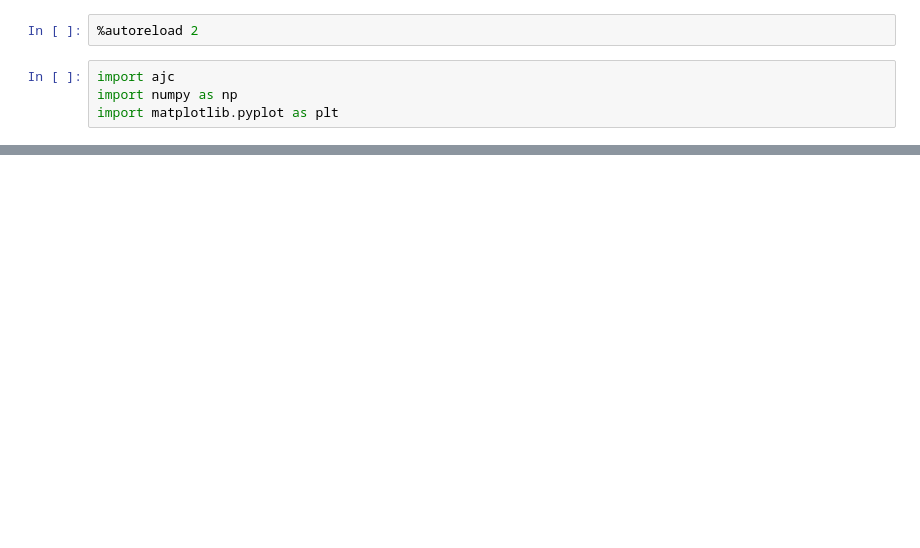
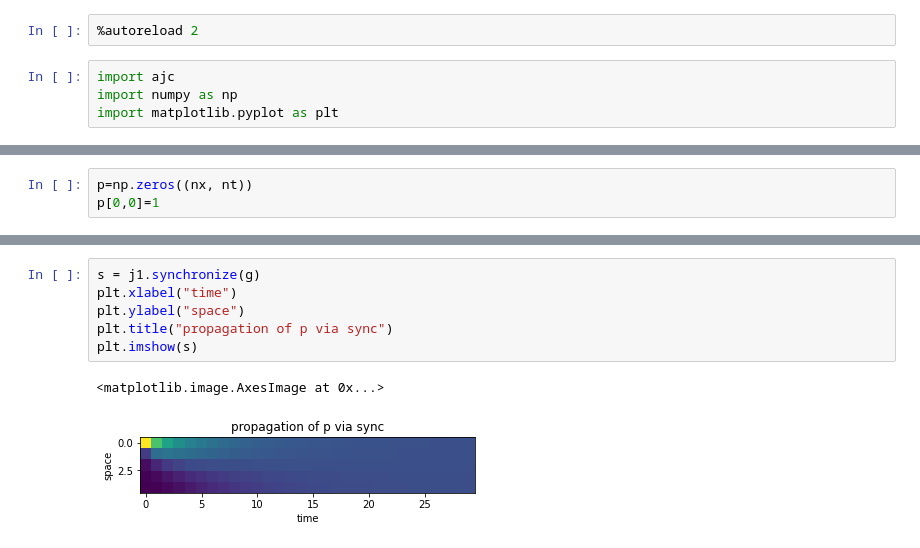
Before and after one commit to axsk/augmented-jump-chain, a Jupyter notebook: ajctest.ipynb, the cells around one changed output, grey strips where cells are left out. Cells and saved outputs as stored; diff of their text form; blank space fills up the shorter version.

```diff
--- a/ajctest.ipynb
+++ b/ajctest.ipynb
@@ -59,0 +43,3 @@ array([1.        , 0.5       , 0.33333333, 0.25      , 0.2       ])
+# %%
+p=np.zeros((nx, nt))
+p[0,0]=1
@@ -59,0 +55,9 @@ array([1.        , 0.5       , 0.33333333, 0.25      , 0.2       ])
+# %%
+s = j1.synchronize(g)
+plt.xlabel("time")
+plt.ylabel("space")
+plt.title("propagation of p via sync")
+plt.imshow(s)
+# %% [output]
+<matplotlib.image.AxesImage at 0x...>
+[figure, added]
```
Also changed, not shown: parts of 10 cells of this notebook, 1 other file.
